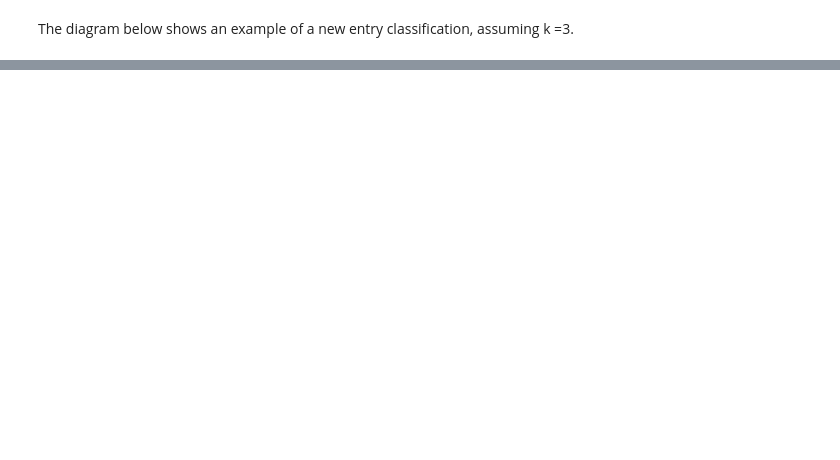
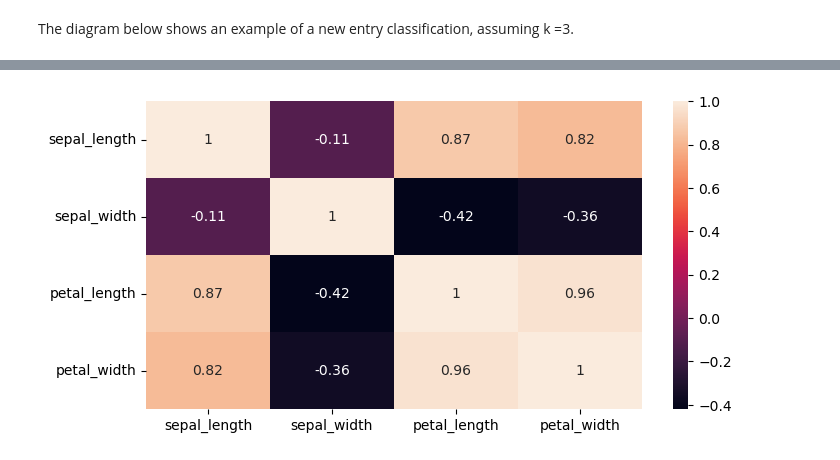
Before and after one commit to G00411367/machine-learning-stats, a Jupyter notebook: project.ipynb, the cells around one changed output, grey strips where cells are left out. Saved outputs shown, nothing was run; the diff lists cells and outputs as text; code cells hidden in the pictures; blank space fills up the shorter version.

```diff
--- a/project.ipynb
+++ b/project.ipynb
@@ -100,0 +162,9 @@ We can see the three nearest neighbors of the black point, two are red and one i
+# %%
+# Load iris data set
+file_cvs = 'https://archive.ics.uci.edu/ml/machine-learning-databases/iris/iris.data'
+columns = ['sepal_length','sepal_width','petal_length','petal_width','class']
+df =  pd.read_csv(file_cvs, names = columns)
+df = df.dropna()
+
+# Show
+df
@@ -100,0 +227,7 @@ We can see the three nearest neighbors of the black point, two are red and one i
+# %%
+# Plot corelation map.
+plt.figure(figsize=(8,4))
+sns.heatmap(df.corr(), annot = True)
+plt.show()
+# %% [output]
+[figure, added]
```
Also changed, not shown: parts of 45 cells of this notebook, 2 other files.
